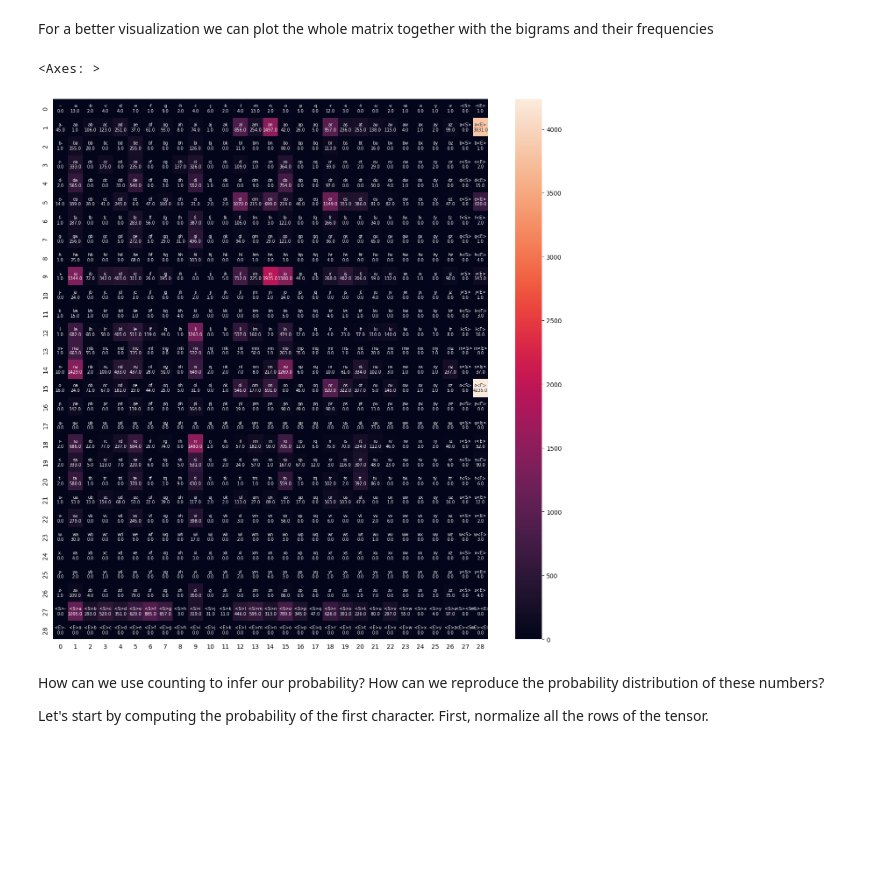
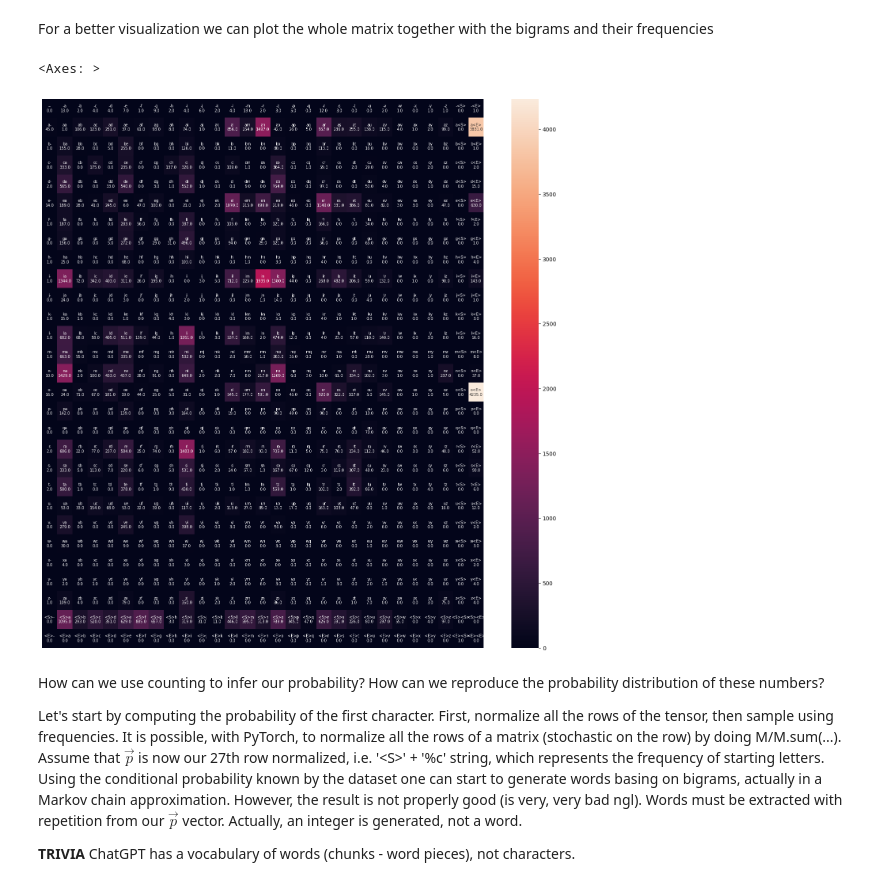
Before and after one commit to ludovicaisa/Physics_Unibo, a Jupyter notebook: src/Models_and_Numerical_Methods/bigrams.ipynb, the cells around one changed output. Cells and saved outputs as stored; diff of their text form; code cells hidden in the pictures; blank space fills up the shorter version.

```diff
--- a/src/Models_and_Numerical_Methods/bigrams.ipynb
+++ b/src/Models_and_Numerical_Methods/bigrams.ipynb
@@ -112,5 +112,7 @@ Now we want to code this information
 Let's take only the unique elements of a word, then of all words, i.e. our finite alphabet
 # %%
 chars = sorted(list(set(''.join(words))))
+chars.append('<S>')
+chars.append('<E>')
 print(chars)
 # %% [output]
@@ -163,16 +165,9 @@ For a better visualization we can plot the whole matrix together with the bigram
 # %%
 from matplotlib import pyplot as plt
 import numpy as np
-fig, ax = plt.subplots(figsize=(16, 16))
-ax.tick_params(left=False, bottom=False)
+fig, ax = plt.subplots(figsize=(18, 18))
 labels = np.array([[itos[i] + itos[j] + '\n' + str(N[i,j].item()) for j in range(29)] for i in range(29)])
-sns.heatmap(N, fmt='', annot=labels, annot_kws={"fontsize":6.9}) # nice font size
+sns.heatmap(N, xticklabels=False, yticklabels=False, fmt='', annot=labels, annot_kws={"fontsize":6.9}) # nice font size
 # %% [output]
 <Axes: >
-[figure, old version]
+[figure, new version]
-# %% [markdown]
-How can we use counting to infer our probability?
-How can we reproduce the probability distribution of these numbers?
-
-Let's start by computing the probability of the first character.
-First, normalize all the rows of the tensor.
@@ -180,0 +174,14 @@ First, normalize all the rows of the tensor.
+# %% [markdown]
+How can we use counting to infer our probability?
+How can we reproduce the probability distribution of these numbers?
+
+Let's start by computing the probability of the first character.
+First, normalize all the rows of the tensor, then sample using frequencies.
+It is possible, with PyTorch, to normalize all the rows of a matrix (stochastic on the row) by doing M/M.sum(...).
+Assume that $\vec{p}$ is now our 27th row normalized, i.e. '\<S\>' + '%c' string, which represents the frequency of starting letters.
+Using the conditional probability known by the dataset one can start to generate words basing on bigrams, actually in a Markov chain approximation.
+However, the result is not properly good (is very, very bad ngl).
+Words must be extracted with repetition from our $\vec{p}$ vector.
+Actually, an integer is generated, not a word.
+
+**TRIVIA** ChatGPT has a vocabulary of words (chunks - word pieces), not characters.
```
Also changed, not shown: parts of 9 cells of this notebook.
